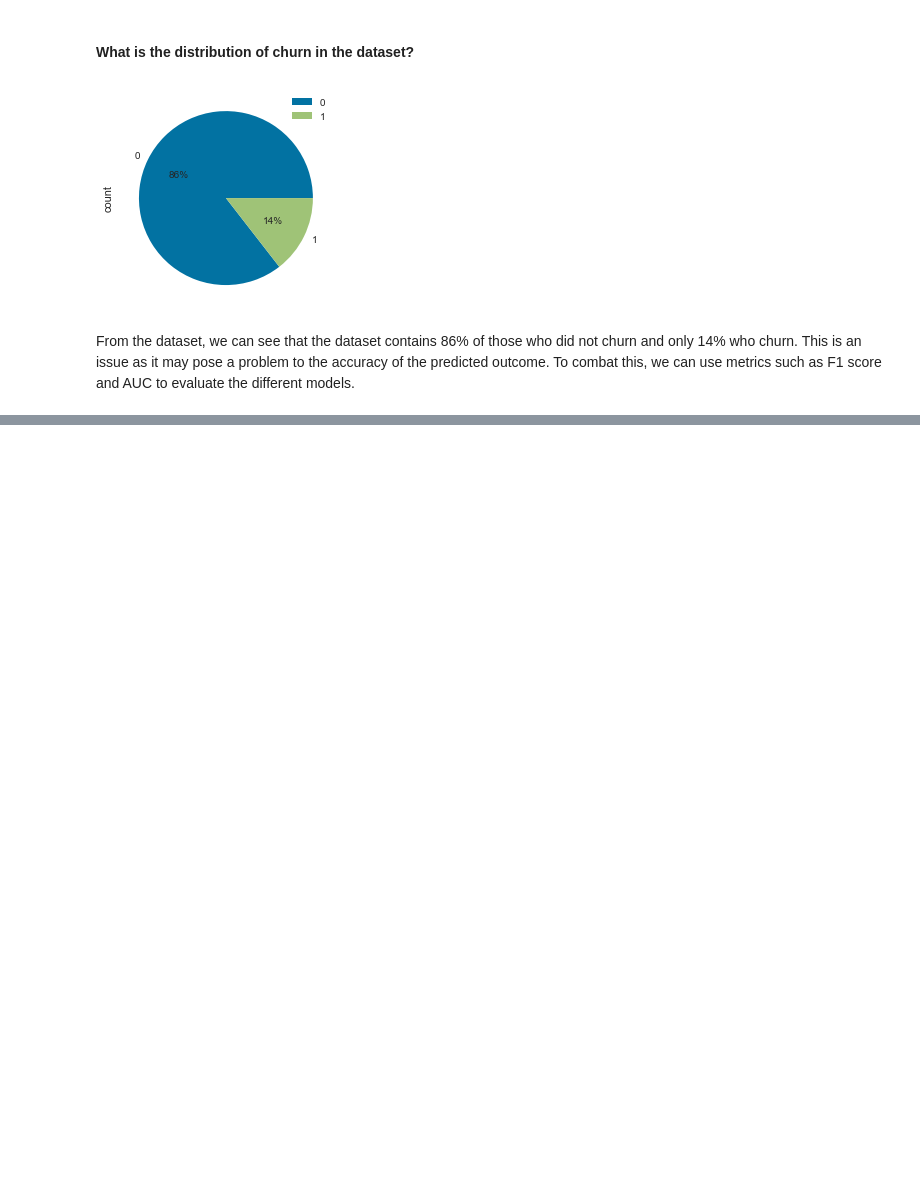
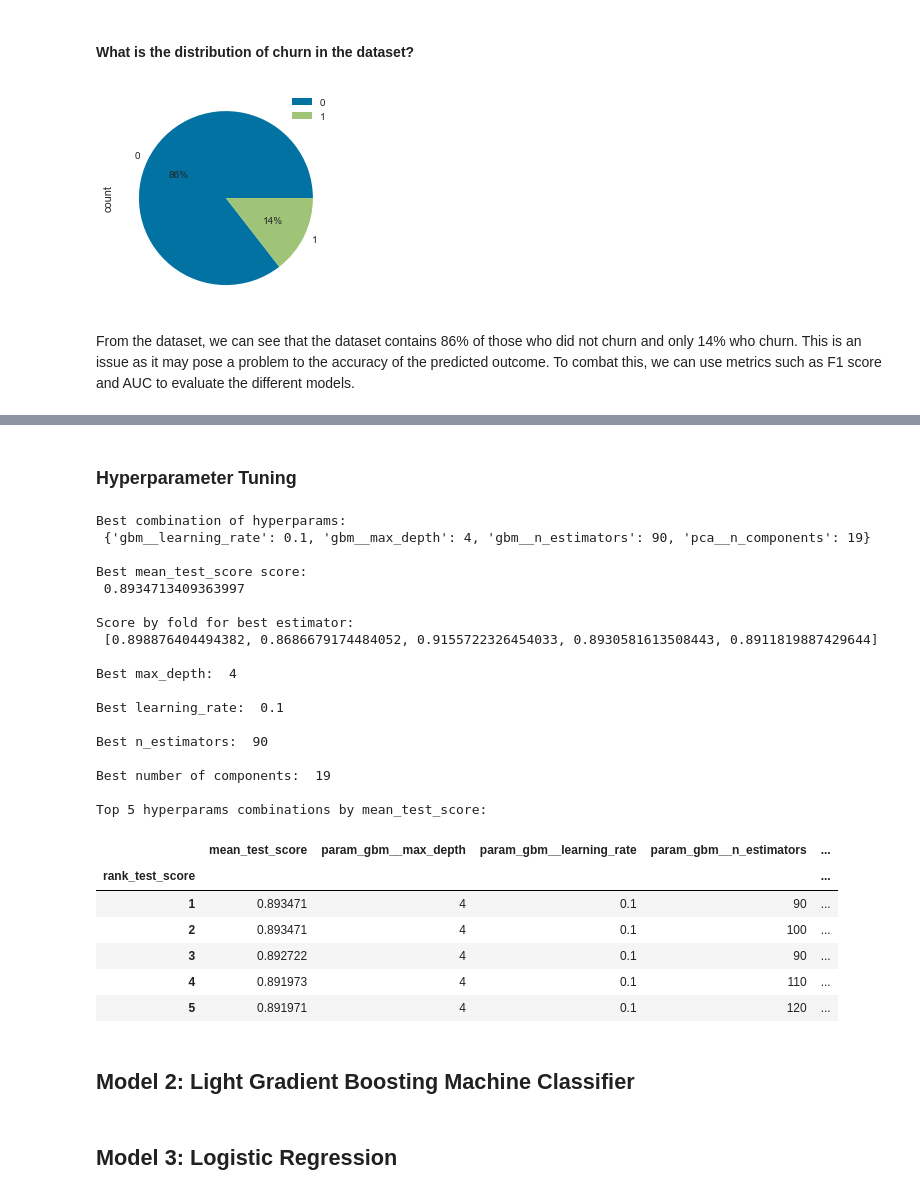
Before and after one commit to mevin-singh/Portfolio-Projects, a Jupyter notebook: Python/Customer Churn Prediction/churn_prediction.ipynb, the cells around one changed output, grey strips where cells are left out. Saved outputs shown, nothing was run; the diff lists cells and outputs as text; code cells hidden in the pictures; blank space fills up the shorter version.

Commit message:
gbm tuning

```diff
--- a/Python/Customer Churn Prediction/churn_prediction.ipynb
+++ b/Python/Customer Churn Prediction/churn_prediction.ipynb
@@ -158,0 +223,69 @@ From the dataset, we can see that the dataset contains 86% of those who did not
+# %% [markdown]
+### Hyperparameter Tuning
+# %%
+n_components = list(range(1, x.shape[1]+1, 1))
+
+grid_gbm = {
+    "gbm__max_depth": np.arange(1, 5, 1),
+    "gbm__learning_rate": [0.01, 0.1, 1, 100],
+    "gbm__n_estimators": np.arange(70, 150, 10),
+    "pca__n_components": n_components
+}
+
+gs_gbm = GridSearchCV(pipeline_gbm, grid_gbm)
+gs_gbm.fit(x_train, y_train)
+
+# helper function to view grid search results
+
+def report_GridSearchCV_results(gs):
+    print("Best combination of hyperparams:\n", gs.best_params_, "\n")
+    print("Best mean_test_score score:\n", gs.best_score_, "\n")
+
+    scores = []
+    for i in range(gs.n_splits_):
+        scores.append(gs.cv_results_['split{}_test_score'.format(i)][gs.best_index_])
+    print("Score by fold for best estimator:\n", scores, "\n")
+    print('Best max_depth: ', gs.best_estimator_.get_params()['gbm__max_depth'], "\n")
+    print('Best learning_rate: ', gs.best_estimator_.get_params()['gbm__learning_rate'], "\n")
+    print('Best n_estimators: ', gs.best_estimator_.get_params()['gbm__n_estimators'], "\n")
+    print('Best number of components: ', gs.best_estimator_.get_params()['pca__n_components'], "\n")
+
+    # View top 5 hyperparams combinations by mean_test_score (mean on "validation" set)
+    print("Top 5 hyperparams combinations by mean_test_score:")
+    display(pd.DataFrame(gs.cv_results_)[["rank_test_score", "mean_test_score"]
+                                            + ["param_" + param for param in gs.param_grid]]\
+              .sort_values(by = "mean_test_score", ascending = False)\
+              .set_index("rank_test_score").head(5))
+
+
+report_GridSearchCV_results(gs_gbm)
+# %% [output]
+Best combination of hyperparams:
+ {'gbm__learning_rate': 0.1, 'gbm__max_depth': 4, 'gbm__n_estimators': 90, 'pca__n_components': 19}
+
+Best mean_test_score score:
+ 0.8934713409363997
+
+Score by fold for best estimator:
+ [0.898876404494382, 0.8686679174484052, 0.9155722326454033, 0.8930581613508443, 0.8911819887429644]
+
+Best max_depth:  4
+
+Best learning_rate:  0.1
+
+Best n_estimators:  90
+
+Best number of components:  19
+
+Top 5 hyperparams combinations by mean_test_score:
+|  | mean_test_score | param_gbm__max_depth | param_gbm__learning_rate | param_gbm__n_estimators | ... |
+| rank_test_score |  |  |  |  | ... |
+| 1 | 0.893471 | 4 | 0.1 | 90 | ... |
+| 2 | 0.893471 | 4 | 0.1 | 100 | ... |
+| 3 | 0.892722 | 4 | 0.1 | 90 | ... |
+| 4 | 0.891973 | 4 | 0.1 | 110 | ... |
+| 5 | 0.891971 | 4 | 0.1 | 120 | ... |
+# %% [markdown]
+## Model 2: Light Gradient Boosting Machine Classifier
+# %% [markdown]
+## Model 3: Logistic Regression
```
Also changed, not shown: parts of 16 cells of this notebook, 1 other file.
